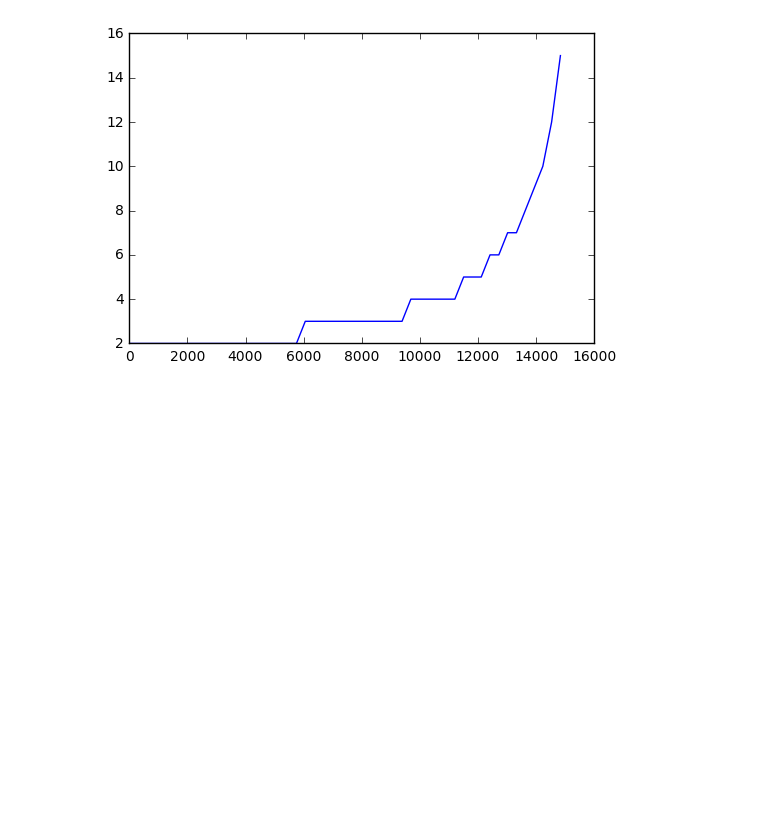
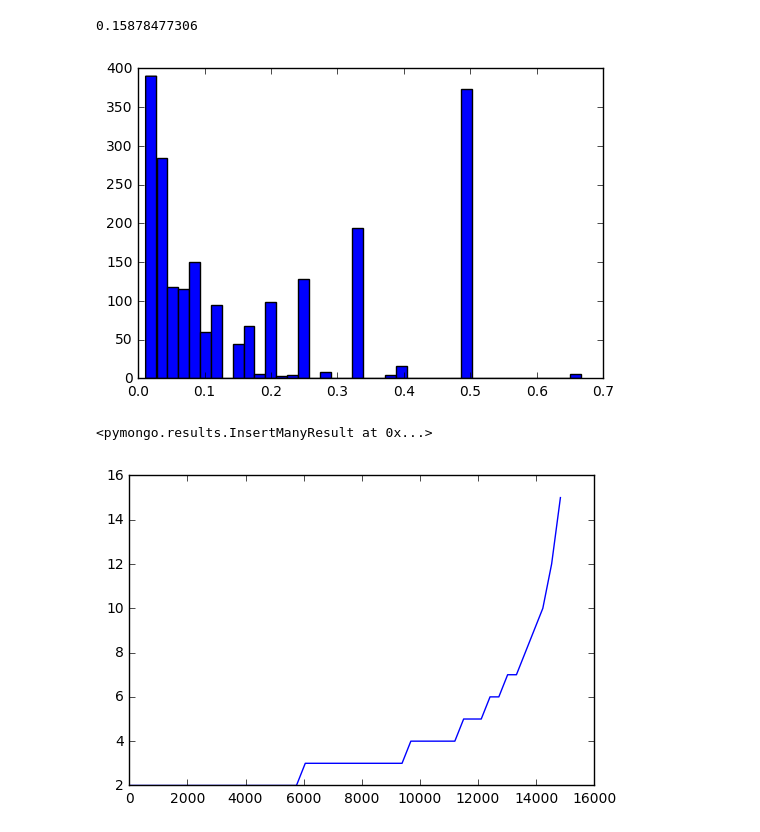
Before and after one commit to rfriel/goodreads_rating_prediction, a Jupyter notebook: scraping/scrape_explore.ipynb, the cells around one changed output. Drawn from its saved outputs; the diff is of its cells as text; code cells hidden in the pictures; blank space fills up the shorter version.

```diff
--- a/scraping/scrape_explore.ipynb
+++ b/scraping/scrape_explore.ipynb
@@ -146,0 +209,4 @@ for b in books.find():
+# %%
+lumpedFractions[:10]
+lfs = pd.Series(lumpedFractions)
+lfs.describe()
@@ -146,0 +227,7 @@ for b in books.find():
+# %%
+print (lfs>0).mean()
+lfs2 = lfs[lfs>0]
+plt.hist(lfs2,bins=40);
+# %% [output]
+0.15878477306
+[figure, added]
@@ -147,3 +236,13 @@ for b in books.find():
+# %%
+userFractionsCollection = db['userFractions']
+
+userFractionsCollection.insert_many(\
+    [{'userID': key, \
+      'biasType': biasType, \
+      'fractions': userFractions[key]} for key in userFractions.keys()]
+);
+# %% [output]
+<pymongo.results.InsertManyResult at 0x...>
 # %%
 quantiles = []
 for p in np.linspace(0.8,0.99,50):
```
Also changed, not shown: parts of 21 cells of this notebook, 4 other files.
